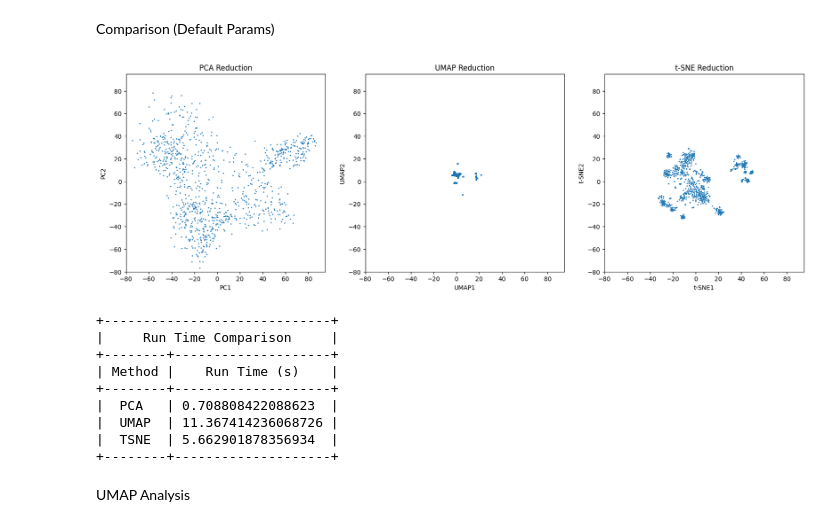
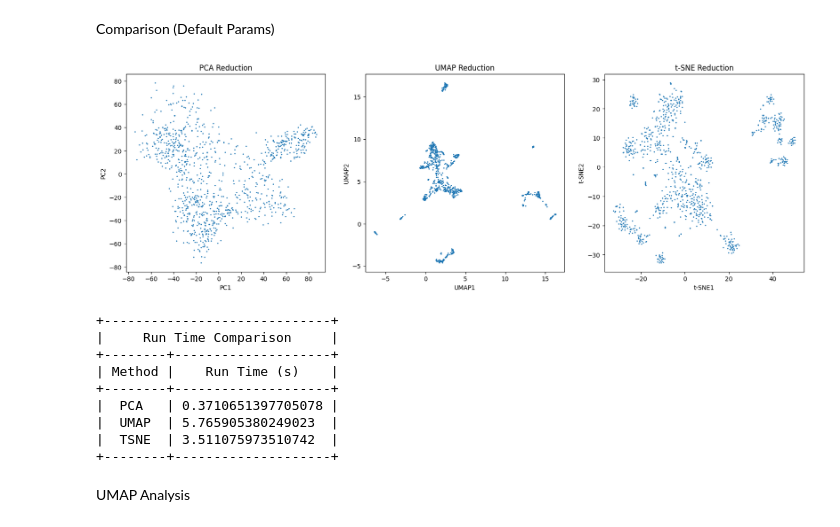
Before and after one commit to faverogian/ECSE556, a Jupyter notebook: Assignment 1/DimReduction.ipynb, the cells around one changed output. Saved outputs shown, nothing was run; the diff lists cells and outputs as text; code cells hidden in the pictures.

```diff
--- a/Assignment 1/DimReduction.ipynb
+++ b/Assignment 1/DimReduction.ipynb
@@ -15,3 +15,8 @@ import time
 data = np.genfromtxt('Data/gdsc_expr_postCB.csv', delimiter=',')
 data = data[1:,1:]
 data = np.transpose(data)
+
+'''# Scale data (comment out for no scaling)
+from sklearn.preprocessing import StandardScaler
+scaler = StandardScaler()
+data = scaler.fit_transform(data)'''
@@ -60,48 +67,42 @@ Comparison (Default Params)
 plt.figure(figsize=(20,20))
 plt.subplot(331)
 plt.scatter(data_pca[:,0], data_pca[:,1], s=1)
-plt.xlim(-80, 95)
-plt.ylim(-80, 95)
 plt.xlabel('PC1')
 plt.ylabel('PC2')
 plt.title('PCA Reduction')
 
 plt.subplot(332)
 plt.scatter(data_umap[:,0], data_umap[:,1], s=1)
-plt.xlim(-80, 95)
-plt.ylim(-80, 95)
 plt.xlabel('UMAP1')
 plt.ylabel('UMAP2')
 plt.title('UMAP Reduction')
 
 plt.subplot(333)
 plt.scatter(data_tsne[:,0], data_tsne[:,1], s=1)
-plt.xlim(-80, 95)
-plt.ylim(-80, 95)
 plt.xlabel('t-SNE1')
 plt.ylabel('t-SNE2')
 plt.title('t-SNE Reduction')
 plt.show()
 
 # Run time comparison
 import prettytable as pt
 
 t = pt.PrettyTable(['Method', 'Run Time (s)'])
 t.add_row(['PCA', pca_end - pca_start])
 t.add_row(['UMAP', umap_end - umap_start])
 t.add_row(['TSNE', tsne_end - tsne_start])
 t.title = 'Run Time Comparison'
 print(t)
 # %% [output]
-[figure, old version]
+[figure, new version]
 +-----------------------------+
 |     Run Time Comparison     |
 +--------+--------------------+
 | Method |    Run Time (s)    |
 +--------+--------------------+
-|  PCA   | 0.708808422088623  |
-|  UMAP  | 11.367414236068726 |
-|  TSNE  | 5.662901878356934  |
+|  PCA   | 0.3710651397705078 |
+|  UMAP  | 5.765905380249023  |
+|  TSNE  | 3.511075973510742  |
 +--------+--------------------+
 # %% [markdown]
 UMAP Analysis
```
Also changed, not shown: parts of 1 cell of this notebook, 8 other files.
